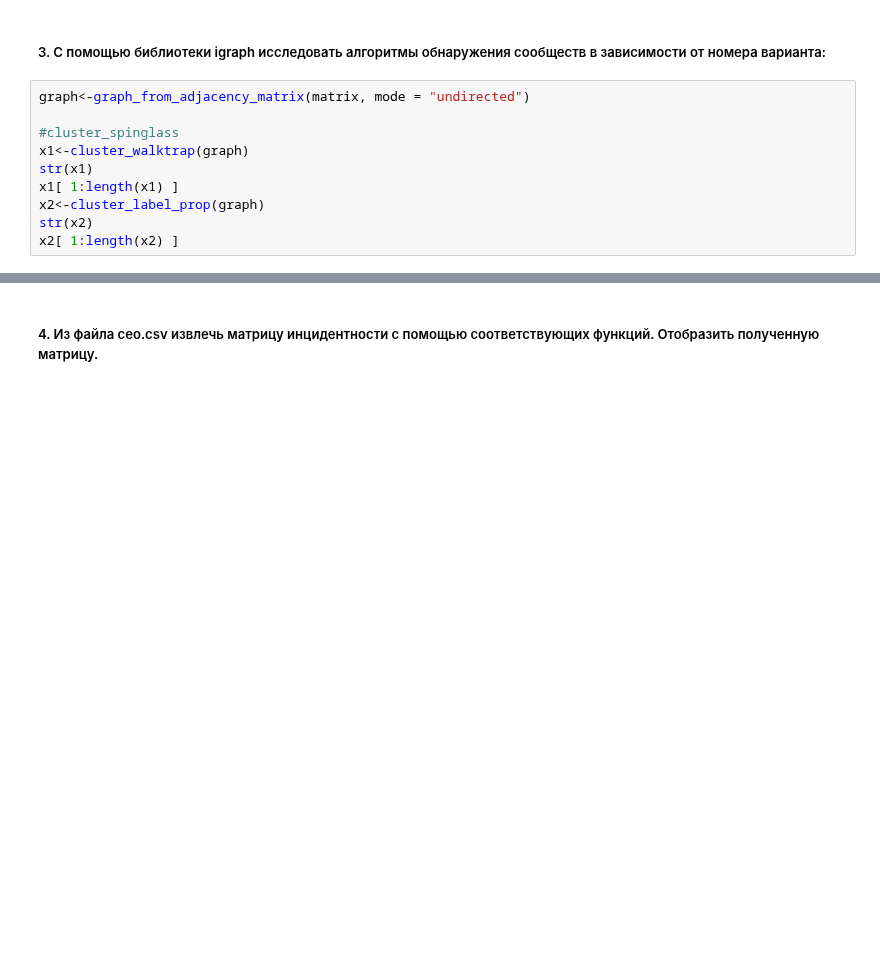
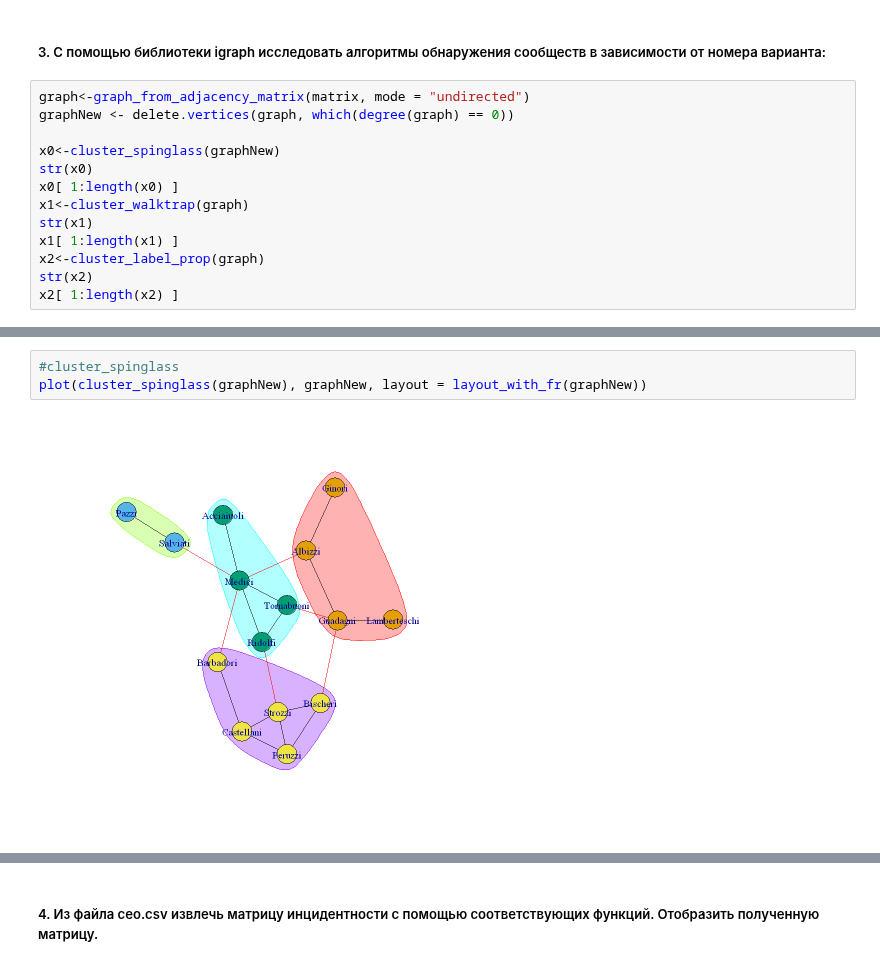
Before and after one commit to the-mvi/nta-2022, a Jupyter notebook: 0382_Gudov_NR/task2.ipynb, the cells around one changed output, grey strips where cells are left out. Cells and saved outputs as stored; diff of their text form; blank space fills up the shorter version.

```diff
--- a/0382_Gudov_NR/task2.ipynb
+++ b/0382_Gudov_NR/task2.ipynb
@@ -202,8 +192,11 @@ $`2-ядро`
 ##### 3. С помощью библиотеки igraph исследовать алгоритмы обнаружения сообществ в зависимости от номера варианта:
 # %%
 graph<-graph_from_adjacency_matrix(matrix, mode = "undirected")
+graphNew <- delete.vertices(graph, which(degree(graph) == 0))
 
-#cluster_spinglass
+x0<-cluster_spinglass(graphNew)
+str(x0)
+x0[ 1:length(x0) ]
 x1<-cluster_walktrap(graph)
 str(x1)
 x1[ 1:length(x1) ]
@@ -253,3 +268,8 @@ $`4`
+# %%
+#cluster_spinglass
+plot(cluster_spinglass(graphNew), graphNew, layout = layout_with_fr(graphNew))
+# %% [output]
+[figure, added]
 # %%
 #walktrap
 plot(cluster_walktrap(graph), graph, layout = layout_with_fr(graph))
```
Also changed, not shown: parts of 11 cells of this notebook.
